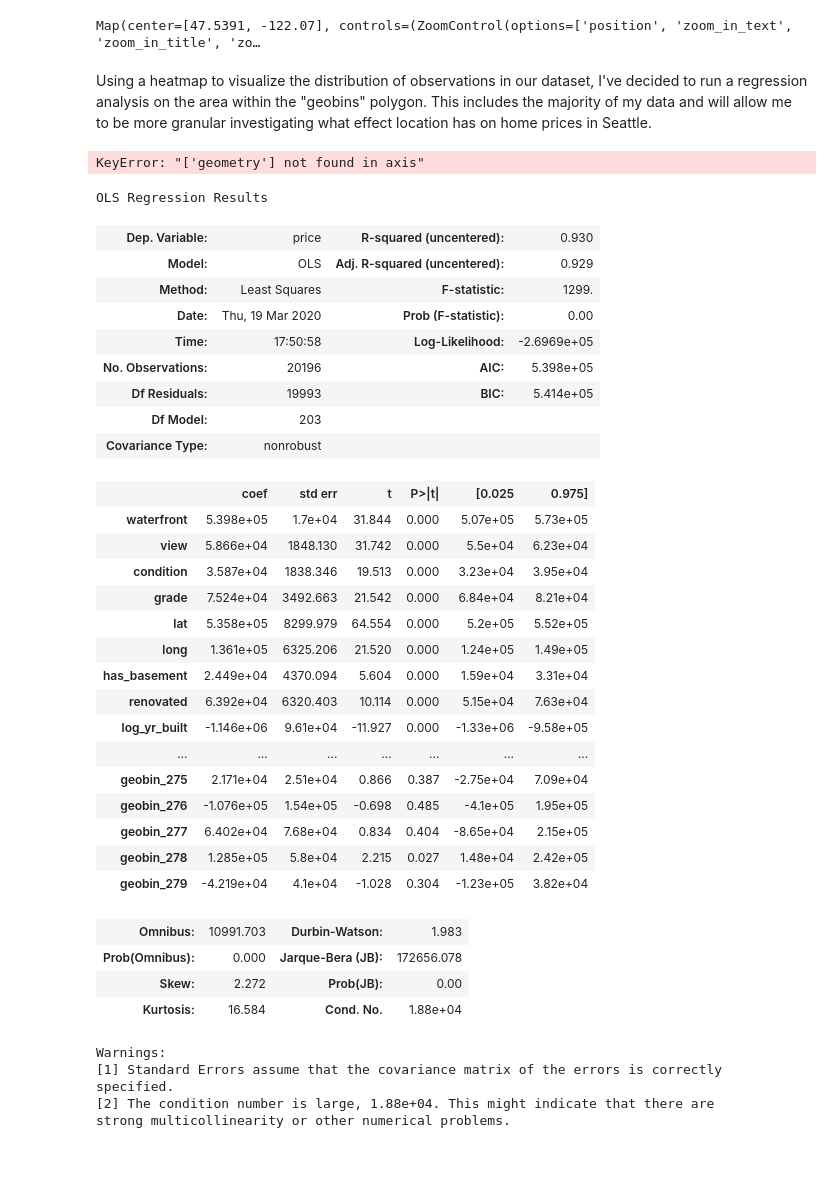
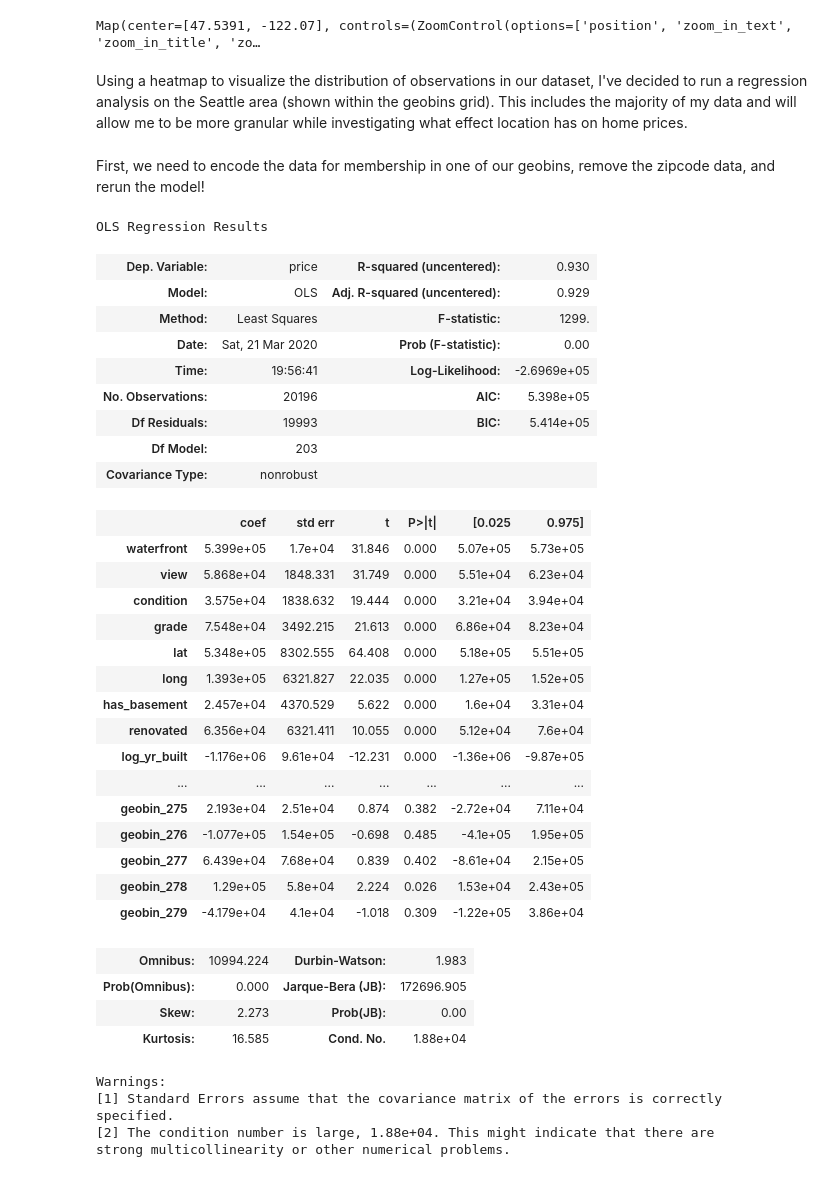
Before and after one commit to benratkin/module_2_project, a Jupyter notebook: final_project.ipynb, the cells around one changed output. Cells and saved outputs as stored; diff of their text form; code cells hidden in the pictures.

```diff
--- a/final_project.ipynb
+++ b/final_project.ipynb
@@ -406,7 +450,7 @@ scale_cols = [
 ]
 
 for col in scale_cols:
-    df[f'scale_{col}'] = scale(df[col])
+    df[f'scale_{col}'] = minmax_scale(df[col])
     df.drop(col, axis=1, inplace=True)
 # %% [markdown]
 # Remove features that aren't statistically significant, stepwise feature selection
@@ -624,60 +678,72 @@ m1
 # %% [output]
 Map(center=[47.5391, -122.07], controls=(ZoomControl(options=['position', 'zoom_in_text', 'zoom_in_title', 'zo…
 # %% [markdown]
-Using a heatmap to visualize the distribution of observations in our dataset, I've decided to run a regression analysis on the area within the "geobins" polygon. This includes the majority of my data and will allow me to be more granular investigating what effect location has on home prices in Seattle.
+Using a heatmap to visualize the distribution of observations in our dataset, I've decided to run a regression analysis on the Seattle area (shown within the geobins grid). This includes the majority of my data and will allow me to be more granular while investigating what effect location has on home prices.
+# %% [markdown]
+First, we need to encode the data for membership in one of our geobins, remove the zipcode data, and rerun the model!
 # %%
+map_3_gdf = geopandas.GeoDataFrame(
+    df, geometry=geopandas.points_from_xy(df.long, df.lat))
+
+# Create geobins layer
+geobins = create_geobins(df.lat,
+                         df.long,
+                         n_lats=14,
+                         n_longs=20,
+                         constrain_lat=(47.5,47.73),
+                         constrain_long=(-122.437, -122.238),
+                        )
+
 # One-hot encode the geometry column for membership in a geobin
 for i, geobin in zip(geobins.index, geobins.geometry):
-        gdf2[f'geobin_{i}'] = gdf2.geometry.within(geobin).map(lambda x: 1 if x else 0)
+        map_3_gdf[f'geobin_{i}'] = map_3_gdf.geometry.within(geobin).map(lambda x: 1 if x else 0)
 # %%
 # Drop features that have no observations
-a = gdf2.any()
-drop_cols = [column for column in gdf2 if a[column] == False]
-gdf2.drop(labels=drop_cols, axis=1, inplace=True)
+has_any = map_3_gdf.any()
+drop_cols = [column for column in map_3_gdf if has_any[column] == False]
+map_3_gdf.drop(labels=drop_cols, axis=1, inplace=True)
 
 # Remove all the zipcode features in lieu of the geobins
-gdf2.drop(labels=[k for k in gdf2.columns if re.search('\d{4}', str(k))], axis=1, inplace=True)
+map_3_gdf.drop(labels=[k for k in map_3_gdf.columns if re.search('\d{4}', str(k))], axis=1, inplace=True)
 
 # Drop geometry column because can't put it in model
-gdf2.drop(labels='geometry', axis=1, inplace=True)
+map_3_gdf.drop(labels='geometry', axis=1, inplace=True)
-# %% [output]
-KeyError: "['geometry'] not found in axis"
 # %%
-y = gdf2.price
-X = gdf2.iloc[:, 1:]
-model = sm.OLS(y, X).fit()
-model.summary()
+y = map_3_gdf.price
+X = map_3_gdf.iloc[:, 1:]
+map_3_model = sm.OLS(y, X).fit()
+map_3_model.summary()
 # %% [output]
 OLS Regression Results
 | Dep. Variable: | price | R-squared (uncentered): | 0.930 |
 | Model: | OLS | Adj. R-squared (uncentered): | 0.929 |
 | Method: | Least Squares | F-statistic: | 1299. |
-| Date: | Thu, 19 Mar 2020 | Prob (F-statistic): | 0.00 |
-| Time: | 17:50:58 | Log-Likelihood: | -2.6969e+05 |
+| Date: | Sat, 21 Mar 2020 | Prob (F-statistic): | 0.00 |
+| Time: | 19:56:41 | Log-Likelihood: | -2.6969e+05 |
 | No. Observations: | 20196 | AIC: | 5.398e+05 |
 | Df Residuals: | 19993 | BIC: | 5.414e+05 |
 | Df Model: | 203 |  |  |
 | Covariance Type: | nonrobust |  |  |
 |  | coef | std err | t | P>|t| | [0.025 | 0.975] |
-| waterfront | 5.398e+05 | 1.7e+04 | 31.844 | 0.000 | 5.07e+05 | 5.73e+05 |
-| view | 5.866e+04 | 1848.130 | 31.742 | 0.000 | 5.5e+04 | 6.23e+04 |
-| condition | 3.587e+04 | 1838.346 | 19.513 | 0.000 | 3.23e+04 | 3.95e+04 |
-| grade | 7.524e+04 | 3492.663 | 21.542 | 0.000 | 6.84e+04 | 8.21e+04 |
-| lat | 5.358e+05 | 8299.979 | 64.554 | 0.000 | 5.2e+05 | 5.52e+05 |
-| long | 1.361e+05 | 6325.206 | 21.520 | 0.000 | 1.24e+05 | 1.49e+05 |
-| has_basement | 2.449e+04 | 4370.094 | 5.604 | 0.000 | 1.59e+04 | 3.31e+04 |
-| renovated | 6.392e+04 | 6320.403 | 10.114 | 0.000 | 5.15e+04 | 7.63e+04 |
-| log_yr_built | -1.146e+06 | 9.61e+04 | -11.927 | 0.000 | -1.33e+06 | -9.58e+05 |
+| waterfront | 5.399e+05 | 1.7e+04 | 31.846 | 0.000 | 5.07e+05 | 5.73e+05 |
+| view | 5.868e+04 | 1848.331 | 31.749 | 0.000 | 5.51e+04 | 6.23e+04 |
+| condition | 3.575e+04 | 1838.632 | 19.444 | 0.000 | 3.21e+04 | 3.94e+04 |
+| grade | 7.548e+04 | 3492.215 | 21.613 | 0.000 | 6.86e+04 | 8.23e+04 |
+| lat | 5.348e+05 | 8302.555 | 64.408 | 0.000 | 5.18e+05 | 5.51e+05 |
+| long | 1.393e+05 | 6321.827 | 22.035 | 0.000 | 1.27e+05 | 1.52e+05 |
+| has_basement | 2.457e+04 | 4370.529 | 5.622 | 0.000 | 1.6e+04 | 3.31e+04 |
+| renovated | 6.356e+04 | 6321.411 | 10.055 | 0.000 | 5.12e+04 | 7.6e+04 |
+| log_yr_built | -1.176e+06 | 9.61e+04 | -12.231 | 0.000 | -1.36e+06 | -9.87e+05 |
 | ... | ... | ... | ... | ... | ... | ... |
-| geobin_275 | 2.171e+04 | 2.51e+04 | 0.866 | 0.387 | -2.75e+04 | 7.09e+04 |
-| geobin_276 | -1.076e+05 | 1.54e+05 | -0.698 | 0.485 | -4.1e+05 | 1.95e+05 |
-| geobin_277 | 6.402e+04 | 7.68e+04 | 0.834 | 0.404 | -8.65e+04 | 2.15e+05 |
-| geobin_278 | 1.285e+05 | 5.8e+04 | 2.215 | 0.027 | 1.48e+04 | 2.42e+05 |
-| geobin_279 | -4.219e+04 | 4.1e+04 | -1.028 | 0.304 | -1.23e+05 | 3.82e+04 |
+| geobin_275 | 2.193e+04 | 2.51e+04 | 0.874 | 0.382 | -2.72e+04 | 7.11e+04 |
+| geobin_276 | -1.077e+05 | 1.54e+05 | -0.698 | 0.485 | -4.1e+05 | 1.95e+05 |
+| geobin_277 | 6.439e+04 | 7.68e+04 | 0.839 | 0.402 | -8.61e+04 | 2.15e+05 |
+| geobin_278 | 1.29e+05 | 5.8e+04 | 2.224 | 0.026 | 1.53e+04 | 2.43e+05 |
+| geobin_279 | -4.179e+04 | 4.1e+04 | -1.018 | 0.309 | -1.22e+05 | 3.86e+04 |
-| Omnibus: | 10991.703 | Durbin-Watson: | 1.983 |
-| Prob(Omnibus): | 0.000 | Jarque-Bera (JB): | 172656.078 |
-| Skew: | 2.272 | Prob(JB): | 0.00 |
-| Kurtosis: | 16.584 | Cond. No. | 1.88e+04 |
+| Omnibus: | 10994.224 | Durbin-Watson: | 1.983 |
+| Prob(Omnibus): | 0.000 | Jarque-Bera (JB): | 172696.905 |
+| Skew: | 2.273 | Prob(JB): | 0.00 |
+| Kurtosis: | 16.585 | Cond. No. | 1.88e+04 |
 Warnings:
 [1] Standard Errors assume that the covariance matrix of the errors is correctly specified.
 [2] The condition number is large, 1.88e+04. This might indicate that there are
```
Also changed, not shown: parts of 28 cells of this notebook, 1 other file.
